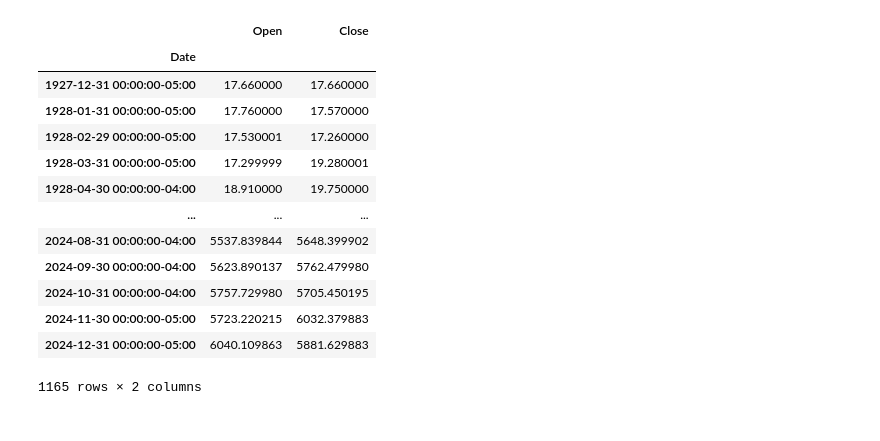
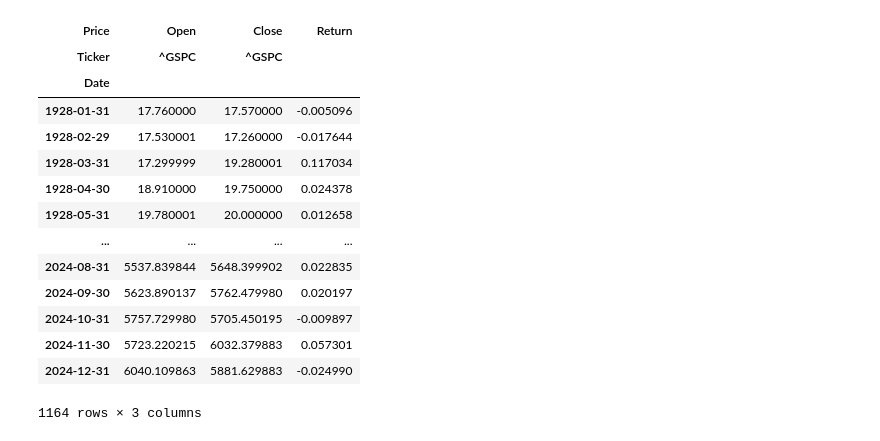
Before and after one commit to moooyu1121/asset_simulation, a Jupyter notebook: main.ipynb, the cells around one changed output. Cells and saved outputs as stored; diff of their text form; code cells hidden in the pictures.

```diff
--- a/main.ipynb
+++ b/main.ipynb
@@ -1,3 +1,17 @@
+# %%
+nisa_capacity = 18000000
+monthly_investment_until_fill_nisa = 100000
+monthly_investment_after_fill_nisa = 0
+accumulation_year = 35
+
+monthly_withdrawal_after_retirement = 100000
+year_after_retirement = 30
+
+# ticker_symbol = "ACWI"  # All Country World Index
+ticker_symbol = "^GSPC"  # S&P 500
+# ticker_symbol = "^N225"  # Nikkei 225
+
+monte_carlo_simulation_time = 10000
 # %%
 import pandas as pd
 import numpy as np
@@ -23,0 +22,3 @@ sp500
+# %%
+index_data = yf.download(ticker_symbol, period="max")
+index_data
@@ -24,21 +42,25 @@ sp500
 # %%
 # Resample to monthly data and get Open and Close
-monthly_sp500 = sp500.resample('ME').agg({'Open': 'first', 'Close': 'last'})
-# Drop the last row, which is the current month
-monthly_sp500 = monthly_sp500.iloc[:-1]
-monthly_sp500
+monthly_index = index_data.resample('ME').agg({('Open', ticker_symbol): 'first', ('Close', ticker_symbol): 'last'})
+# Calculate the monthly return
+monthly_index['Return'] = monthly_index['Close'].pct_change()
+# Drop the first and last row, which is the current month
+monthly_index = monthly_index.iloc[1:-1]
+# monthly_index.to_csv('monthly_index.csv')
+monthly_index
 # %% [output]
-|  | Open | Close |
-| Date |  |  |
-| 1927-12-31 00:00:00-05:00 | 17.660000 | 17.660000 |
-| 1928-01-31 00:00:00-05:00 | 17.760000 | 17.570000 |
-| 1928-02-29 00:00:00-05:00 | 17.530001 | 17.260000 |
-| 1928-03-31 00:00:00-05:00 | 17.299999 | 19.280001 |
-| 1928-04-30 00:00:00-04:00 | 18.910000 | 19.750000 |
-| ... | ... | ... |
-| 2024-08-31 00:00:00-04:00 | 5537.839844 | 5648.399902 |
-| 2024-09-30 00:00:00-04:00 | 5623.890137 | 5762.479980 |
-| 2024-10-31 00:00:00-04:00 | 5757.729980 | 5705.450195 |
-| 2024-11-30 00:00:00-05:00 | 5723.220215 | 6032.379883 |
-| 2024-12-31 00:00:00-05:00 | 6040.109863 | 5881.629883 |
+| Price | Open | Close | Return |
+| Ticker | ^GSPC | ^GSPC |  |
+| Date |  |  |  |
+| 1928-01-31 | 17.760000 | 17.570000 | -0.005096 |
+| 1928-02-29 | 17.530001 | 17.260000 | -0.017644 |
+| 1928-03-31 | 17.299999 | 19.280001 | 0.117034 |
+| 1928-04-30 | 18.910000 | 19.750000 | 0.024378 |
+| 1928-05-31 | 19.780001 | 20.000000 | 0.012658 |
+| ... | ... | ... | ... |
+| 2024-08-31 | 5537.839844 | 5648.399902 | 0.022835 |
+| 2024-09-30 | 5623.890137 | 5762.479980 | 0.020197 |
+| 2024-10-31 | 5757.729980 | 5705.450195 | -0.009897 |
+| 2024-11-30 | 5723.220215 | 6032.379883 | 0.057301 |
+| 2024-12-31 | 6040.109863 | 5881.629883 | -0.024990 |
-1165 rows × 2 columns
+1164 rows × 3 columns
```
Also changed, not shown: parts of 9 cells of this notebook.
